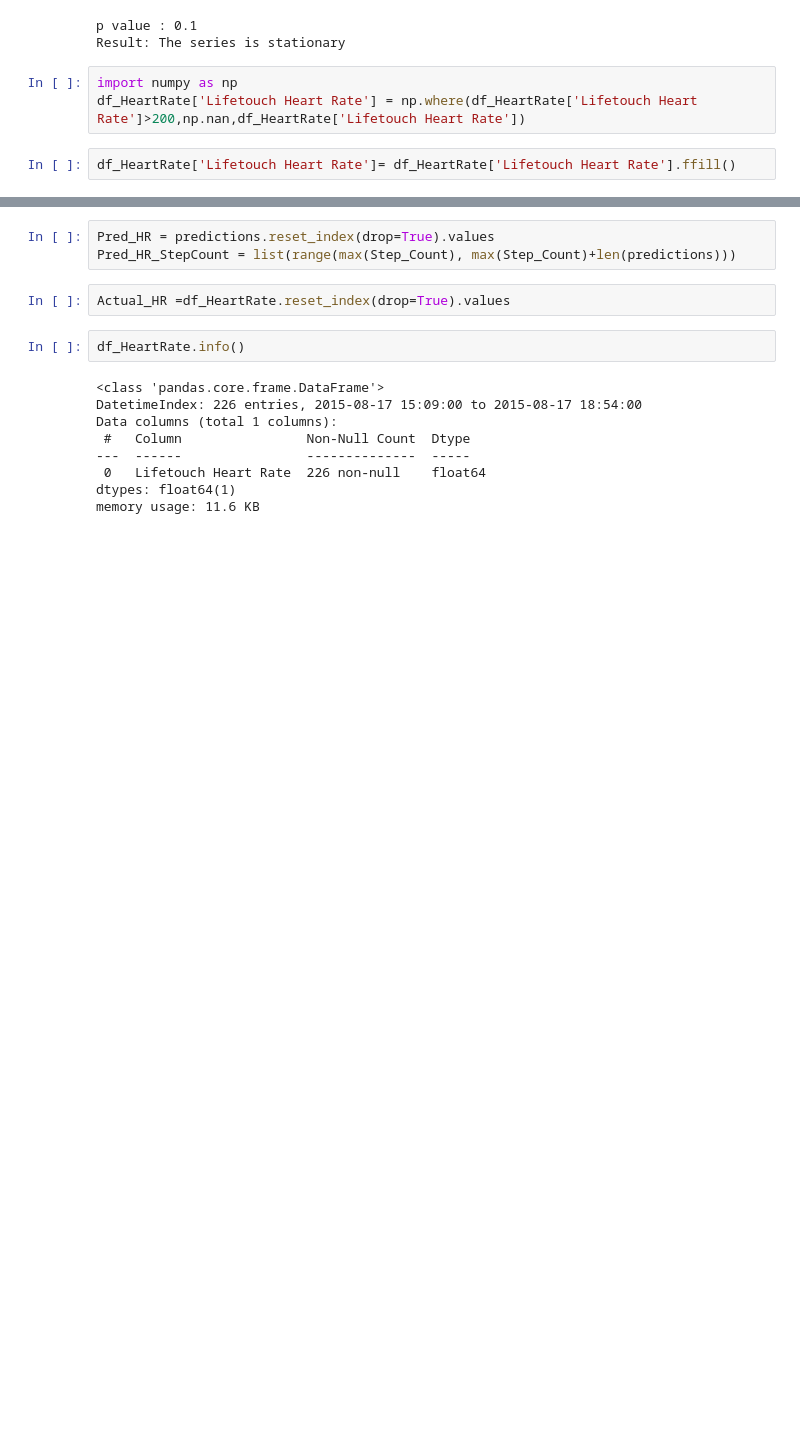
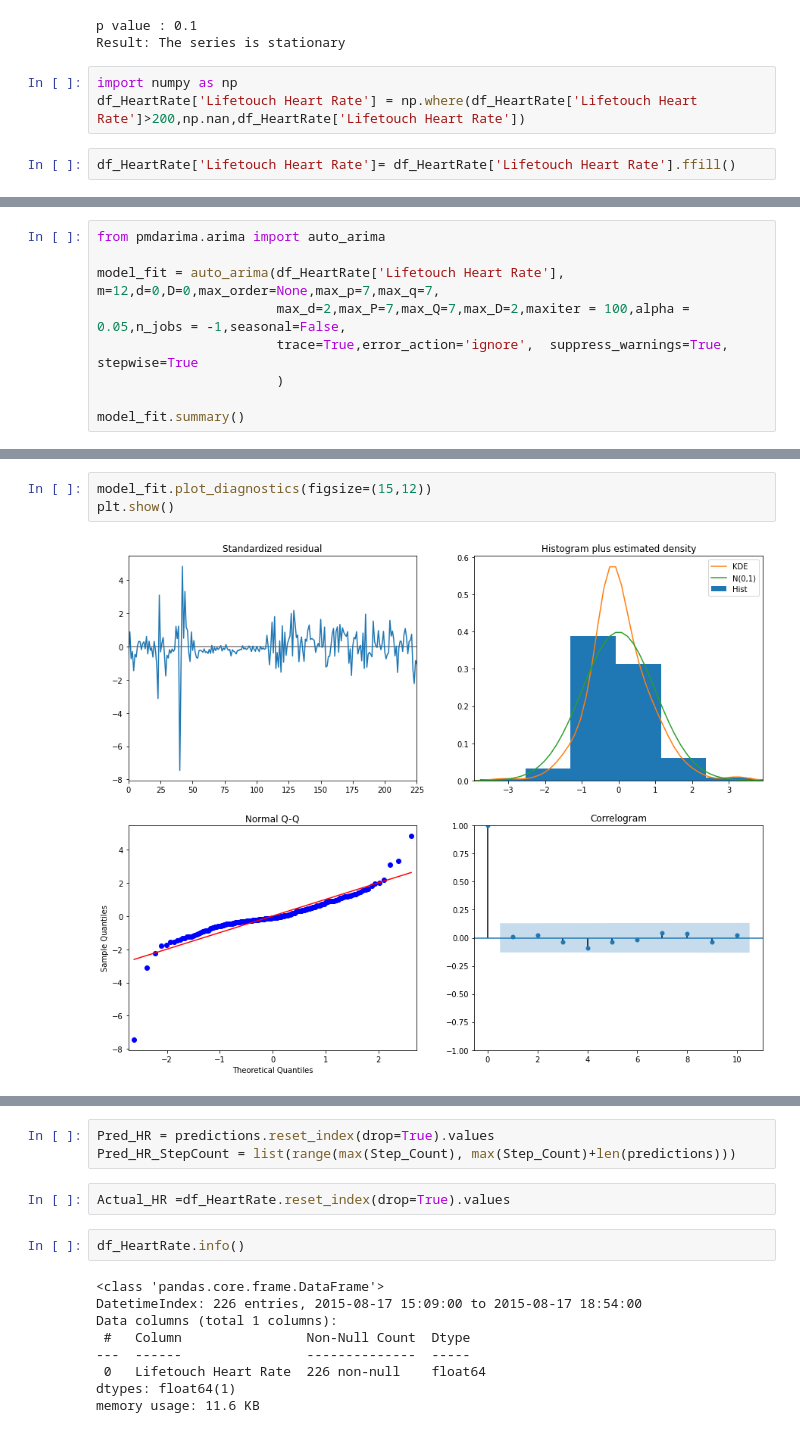
Before and after one commit to harishahamed26/PredictionOfHeartRate, a Jupyter notebook: HeartRatePrediction.ipynb, the cells around one changed output, grey strips where cells are left out. Cells and saved outputs as stored; diff of their text form; blank space fills up the shorter version.

```diff
--- a/HeartRatePrediction.ipynb
+++ b/HeartRatePrediction.ipynb
@@ -127,0 +133,9 @@ df_HeartRate.set_index('Timestamp (GMT)', inplace=True)
+# %%
+from pmdarima.arima import auto_arima
+
+model_fit = auto_arima(df_HeartRate['Lifetouch Heart Rate'], m=12,d=0,D=0,max_order=None,max_p=7,max_q=7,
+                       max_d=2,max_P=7,max_Q=7,max_D=2,maxiter = 100,alpha = 0.05,n_jobs = -1,seasonal=False,
+                       trace=True,error_action='ignore',  suppress_warnings=True, stepwise=True
+                       )
+
+model_fit.summary()
@@ -128,3 +181,8 @@ df_HeartRate.set_index('Timestamp (GMT)', inplace=True)
+# %%
+model_fit.plot_diagnostics(figsize=(15,12))
+plt.show()
+# %% [output]
+[figure, added]
 # %%
 #here I have done forecasting with ARMA model
 # Import the necessary libraries
```
Also changed, not shown: parts of 23 cells of this notebook.
